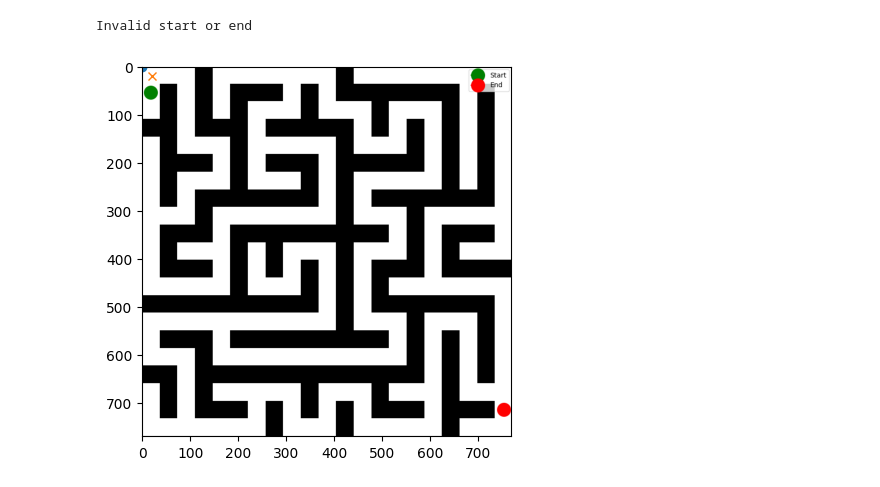
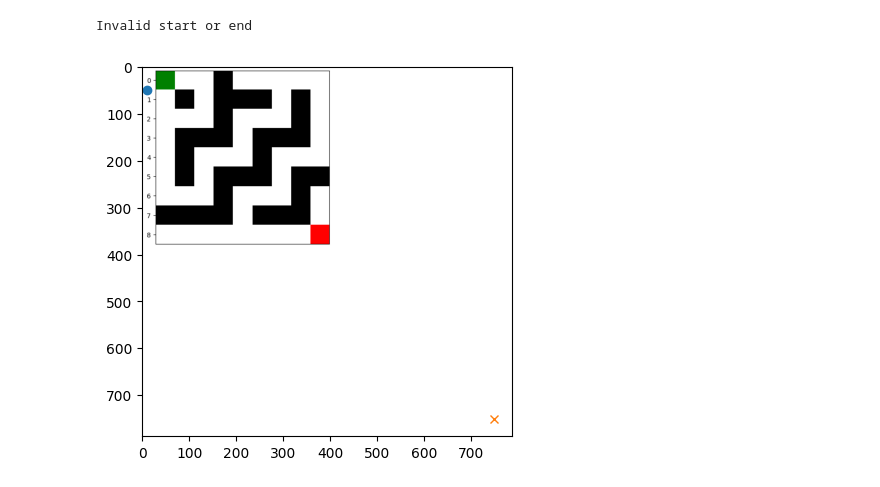
Before and after one commit to Arturbl/masters, a Jupyter notebook: Robos_moveis/project/src/robm_maze (2).ipynb, the cells around one changed output. Drawn from its saved outputs; the diff is of its cells as text; code cells hidden in the pictures.

Commit message:
Generating and finding path to maze

```diff
--- a/Robos_moveis/project/src/robm_maze (2).ipynb
+++ b/Robos_moveis/project/src/robm_maze (2).ipynb
@@ -33,7 +33,7 @@ class Maze():
     def define_area(self, x, y, name):
         return f'\t<area name="{name}">\n\t\t<point x="{x-10}" y="{y-10}" />\n\t\t<point x="{x+self.width}" y="{y-10}" />\n\
         \t\t<point x="{x+self.width}" y="{y+self.width}" />\n\
-        \t\t<point x="{x-10}" y="{y+self.width}" />\n\t</area>\n'
+        \t\t<point x="{x-50}" y="{y+self.width}" />\n\t</area>\n'
 
     def flatten(self,np_array):
         return np_array[:,:,0]
@@ -177,32 +177,32 @@ class Planner:
                     self.visited.add(n)
                     self.came_from[n]=cur[1]
                     self.iters+=1
 
         #Start from the end:
         self.path=[self.maze.end]
         cur=self.maze.end
         while cur!=self.maze.start:
             min_cost=9999
             for n in self.neighbors(cur):
                 if n in self.costs and n not in self.path and self.costs[n][0]<=min_cost:
                     lowest_neigh=n
                     min_cost=self.costs[n][0]
             self.path.append(lowest_neigh)
             cur=lowest_neigh
 
         self.path.reverse()
         return self.path
 
 
-m=Maze('images/maze_1701649247.2449656.png',start=(1,0),end=(19,20),width=20)
+m=Maze('images/maze2.png',start=(50,10),end=(750,750),width=774)
 #m.write_playground()
 p=Planner(m)
 p.maze.show()
 
 path=p.a_star()
 if path:
     print(f'Iterations: {p.iters}')
     p.plot_path(path)
 # %% [output]
 Invalid start or end
-[figure, old version]
+[figure, new version]
```
Also changed, not shown: 5 other files.
